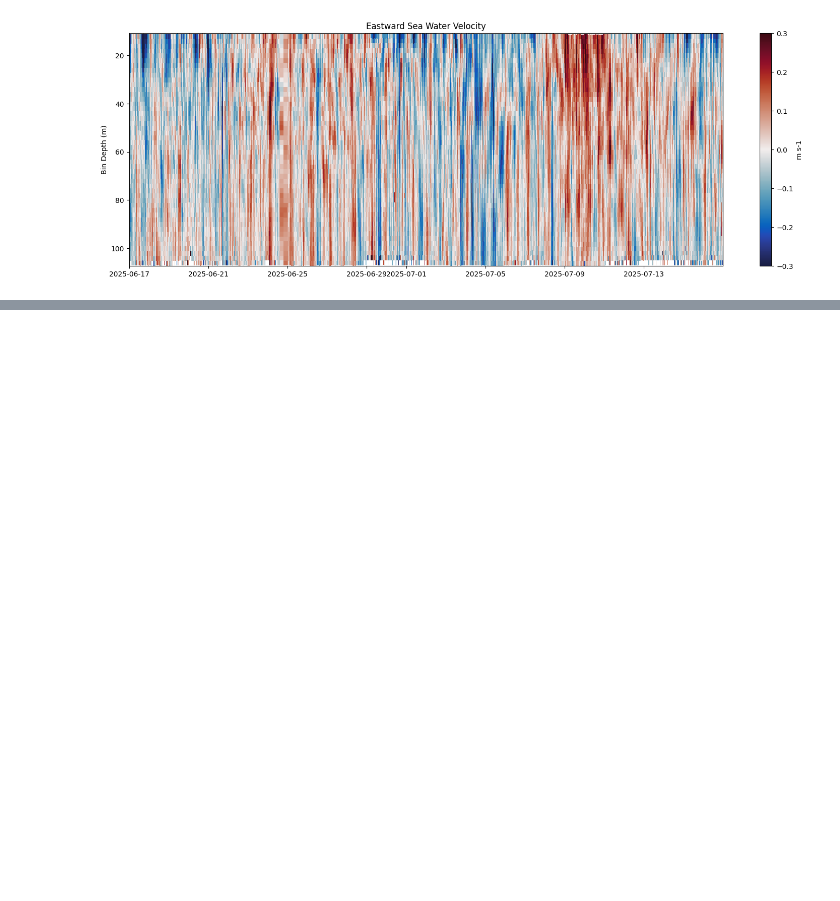
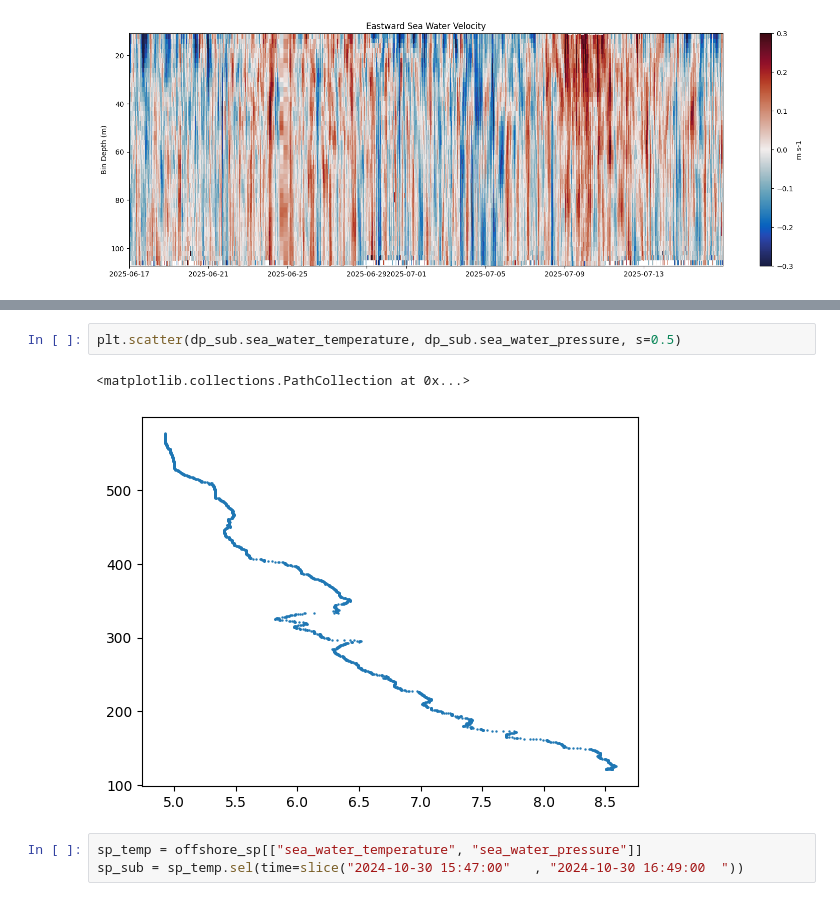
Before and after one commit to ooi-data/surface_mooring_overview, a Jupyter notebook: 01_full_watercol_viz.ipynb, the cells around one changed output, grey strips where cells are left out. Cells and saved outputs as stored; diff of their text form; blank space fills up the shorter version.

```diff
--- a/01_full_watercol_viz.ipynb
+++ b/01_full_watercol_viz.ipynb
@@ -167,0 +208,8 @@ Attributes:
+# %%
+plt.scatter(dp_sub.sea_water_temperature, dp_sub.sea_water_pressure, s=0.5)
+# %% [output]
+<matplotlib.collections.PathCollection at 0x...>
+[figure, added]
+# %%
+sp_temp = offshore_sp[["sea_water_temperature", "sea_water_pressure"]]
+sp_sub = sp_temp.sel(time=slice("2024-10-30 15:47:00"	, "2024-10-30 16:49:00	"))
```
Also changed, not shown: parts of 14 cells of this notebook, 2 other files.
